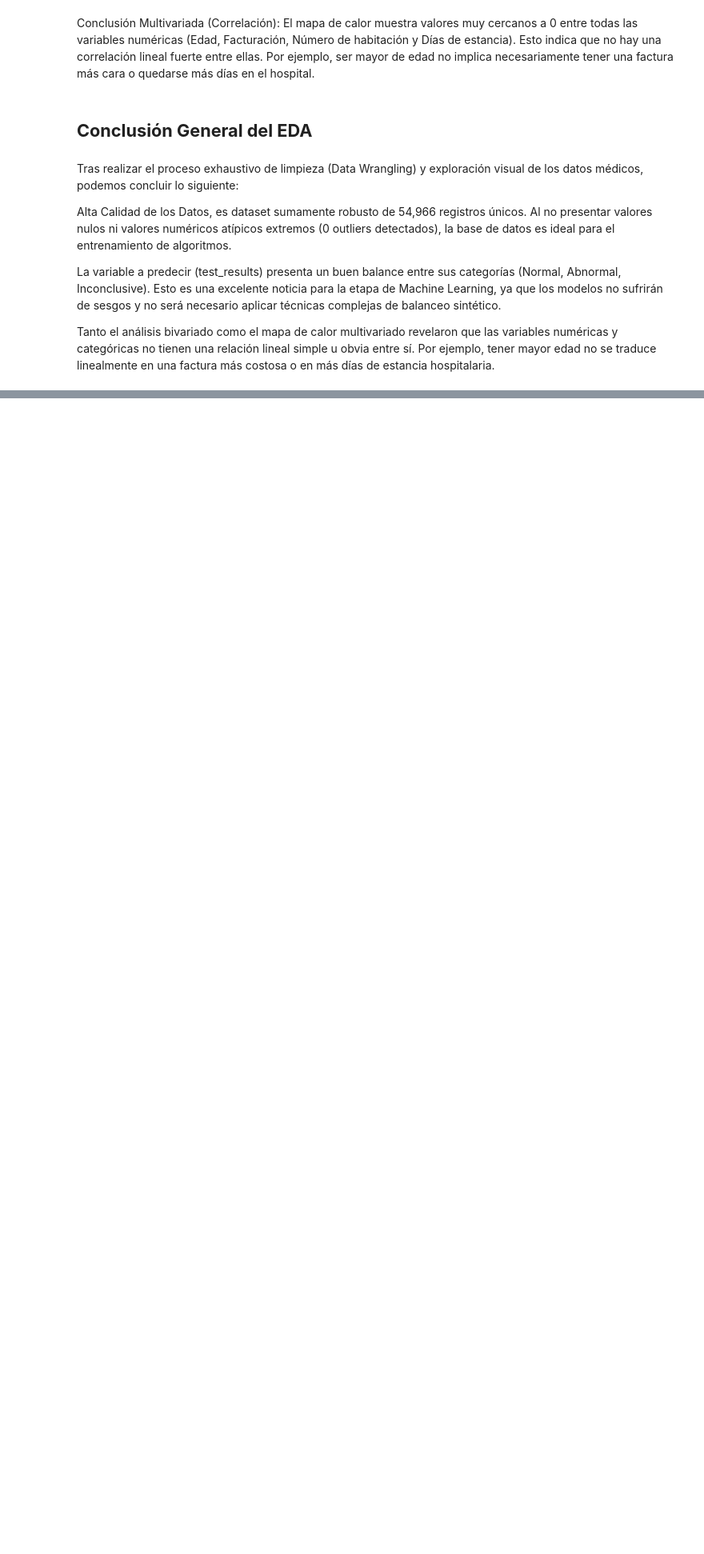
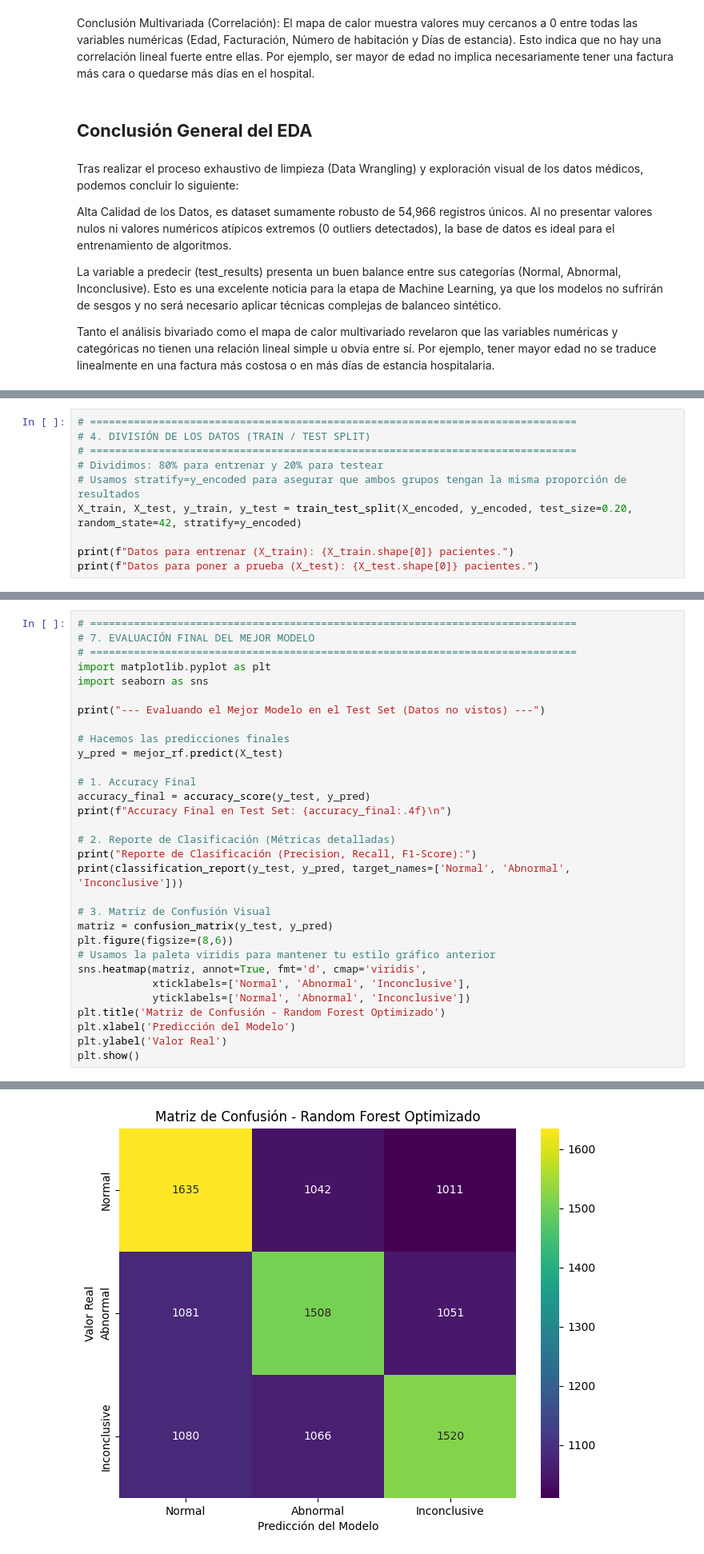
Before and after one commit to yohagil/Data_Science_ML_Project, a Jupyter notebook: Proyecto_Data_Science_II.ipynb, the cells around one changed output, grey strips where cells are left out. Shown at 80% size. Saved outputs shown, nothing was run; the diff lists cells and outputs as text; blank space fills up the shorter version.

```diff
--- a/Proyecto_Data_Science_II.ipynb
+++ b/Proyecto_Data_Science_II.ipynb
@@ -333,0 +430,10 @@ Tanto el análisis bivariado como el mapa de calor multivariado revelaron que la
+# %%
+# ==============================================================================
+# 4. DIVISIÓN DE LOS DATOS (TRAIN / TEST SPLIT)
+# ==============================================================================
+# Dividimos: 80% para entrenar y 20% para testear
+# Usamos stratify=y_encoded para asegurar que ambos grupos tengan la misma proporción de resultados
+X_train, X_test, y_train, y_test = train_test_split(X_encoded, y_encoded, test_size=0.20, random_state=42, stratify=y_encoded)
+
+print(f"Datos para entrenar (X_train): {X_train.shape[0]} pacientes.")
+print(f"Datos para poner a prueba (X_test): {X_test.shape[0]} pacientes.")
@@ -333,0 +513,32 @@ Tanto el análisis bivariado como el mapa de calor multivariado revelaron que la
+# %%
+# ==============================================================================
+# 7. EVALUACIÓN FINAL DEL MEJOR MODELO
+# ==============================================================================
+import matplotlib.pyplot as plt
+import seaborn as sns
+
+print("--- Evaluando el Mejor Modelo en el Test Set (Datos no vistos) ---")
+
+# Hacemos las predicciones finales
+y_pred = mejor_rf.predict(X_test)
+
+# 1. Accuracy Final
+accuracy_final = accuracy_score(y_test, y_pred)
+print(f"Accuracy Final en Test Set: {accuracy_final:.4f}\n")
+
+# 2. Reporte de Clasificación (Métricas detalladas)
+print("Reporte de Clasificación (Precision, Recall, F1-Score):")
+print(classification_report(y_test, y_pred, target_names=['Normal', 'Abnormal', 'Inconclusive']))
+
+# 3. Matriz de Confusión Visual
+matriz = confusion_matrix(y_test, y_pred)
+plt.figure(figsize=(8,6))
+# Usamos la paleta viridis para mantener tu estilo gráfico anterior
+sns.heatmap(matriz, annot=True, fmt='d', cmap='viridis',
+            xticklabels=['Normal', 'Abnormal', 'Inconclusive'],
+            yticklabels=['Normal', 'Abnormal', 'Inconclusive'])
+plt.title('Matriz de Confusión - Random Forest Optimizado')
+plt.xlabel('Predicción del Modelo')
+plt.ylabel('Valor Real')
+plt.show()
+# %% [output]
@@ -333,0 +558 @@ Tanto el análisis bivariado como el mapa de calor multivariado revelaron que la
+[figure, added]
```
Also changed, not shown: parts of 18 cells of this notebook.
